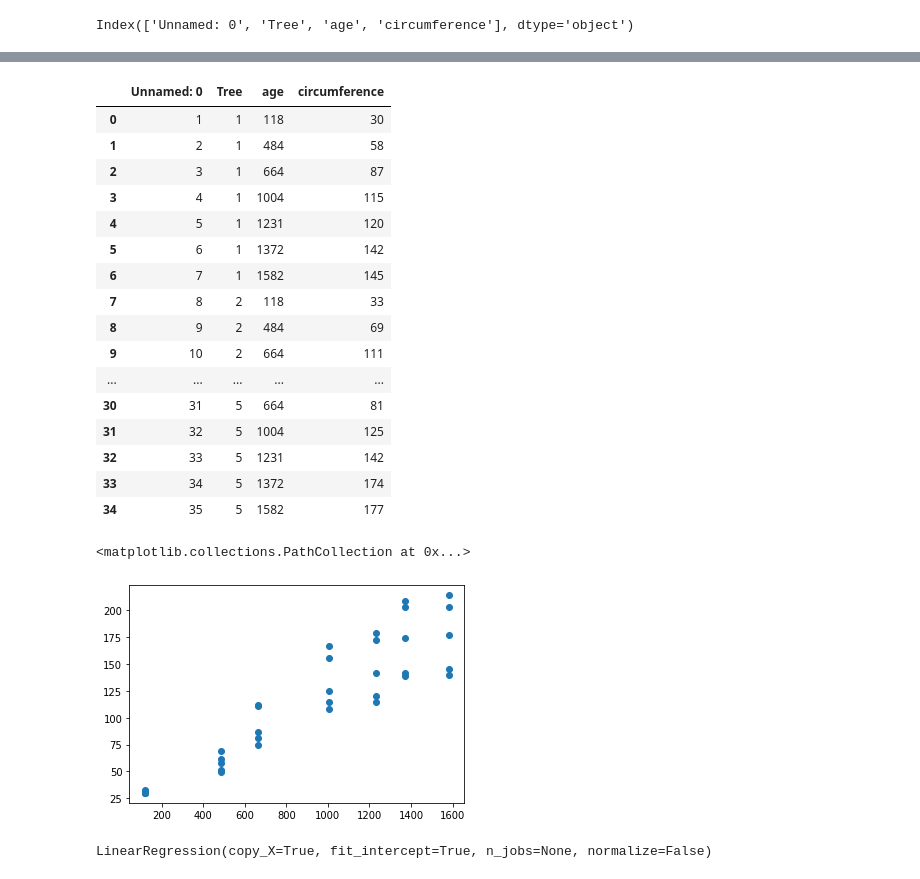
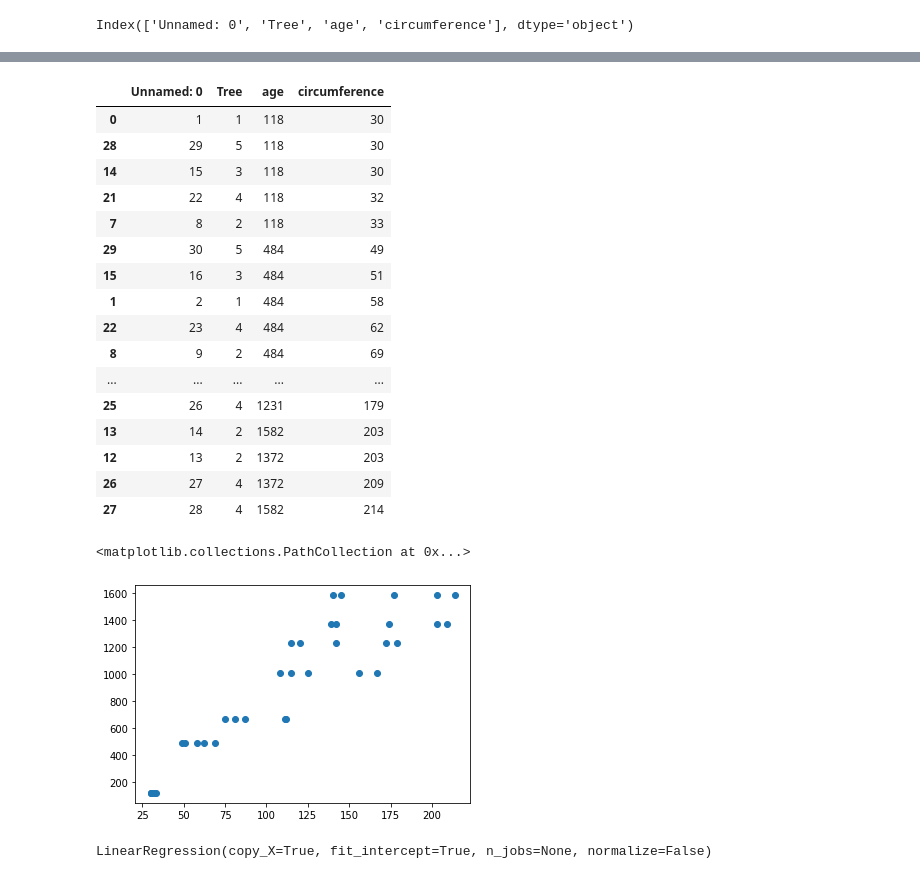
Before and after one commit to manishanker/Statistics_ML_26Aug, a Jupyter notebook: doubts/Linear_regression_Orange_dataset.ipynb, the cells around one changed output, grey strips where cells are left out. Saved outputs shown, nothing was run; the diff lists cells and outputs as text; code cells hidden in the pictures.

```diff
--- a/doubts/Linear_regression_Orange_dataset.ipynb
+++ b/doubts/Linear_regression_Orange_dataset.ipynb
@@ -14,6 +6,7 @@ import pandas as pd
 import matplotlib.pyplot as plt
 # %%
 df =  pd.read_csv("orange_dataset.csv")
+df = df.sort_values(by=['circumference'])
 # %%
 df.shape
 # %% [output]
@@ -27,26 +32,26 @@ df
 # %% [output]
 |  | Unnamed: 0 | Tree | age | circumference |
 | 0 | 1 | 1 | 118 | 30 |
+| 28 | 29 | 5 | 118 | 30 |
+| 14 | 15 | 3 | 118 | 30 |
+| 21 | 22 | 4 | 118 | 32 |
+| 7 | 8 | 2 | 118 | 33 |
+| 29 | 30 | 5 | 484 | 49 |
+| 15 | 16 | 3 | 484 | 51 |
 | 1 | 2 | 1 | 484 | 58 |
-| 2 | 3 | 1 | 664 | 87 |
-| 3 | 4 | 1 | 1004 | 115 |
-| 4 | 5 | 1 | 1231 | 120 |
-| 5 | 6 | 1 | 1372 | 142 |
-| 6 | 7 | 1 | 1582 | 145 |
-| 7 | 8 | 2 | 118 | 33 |
+| 22 | 23 | 4 | 484 | 62 |
 | 8 | 9 | 2 | 484 | 69 |
-| 9 | 10 | 2 | 664 | 111 |
 | ... | ... | ... | ... | ... |
-| 30 | 31 | 5 | 664 | 81 |
-| 31 | 32 | 5 | 1004 | 125 |
-| 32 | 33 | 5 | 1231 | 142 |
-| 33 | 34 | 5 | 1372 | 174 |
-| 34 | 35 | 5 | 1582 | 177 |
+| 25 | 26 | 4 | 1231 | 179 |
+| 13 | 14 | 2 | 1582 | 203 |
+| 12 | 13 | 2 | 1372 | 203 |
+| 26 | 27 | 4 | 1372 | 209 |
+| 27 | 28 | 4 | 1582 | 214 |
 # %%
-plt.scatter(df["age"], df["circumference"])
+plt.scatter(df["circumference"], df["age"])
 # %% [output]
 <matplotlib.collections.PathCollection at 0x...>
-[figure, old version]
+[figure, new version]
 # %%
 from sklearn.linear_model import LinearRegression
 import numpy as np
```
Also changed, not shown: parts of 11 cells of this notebook.
